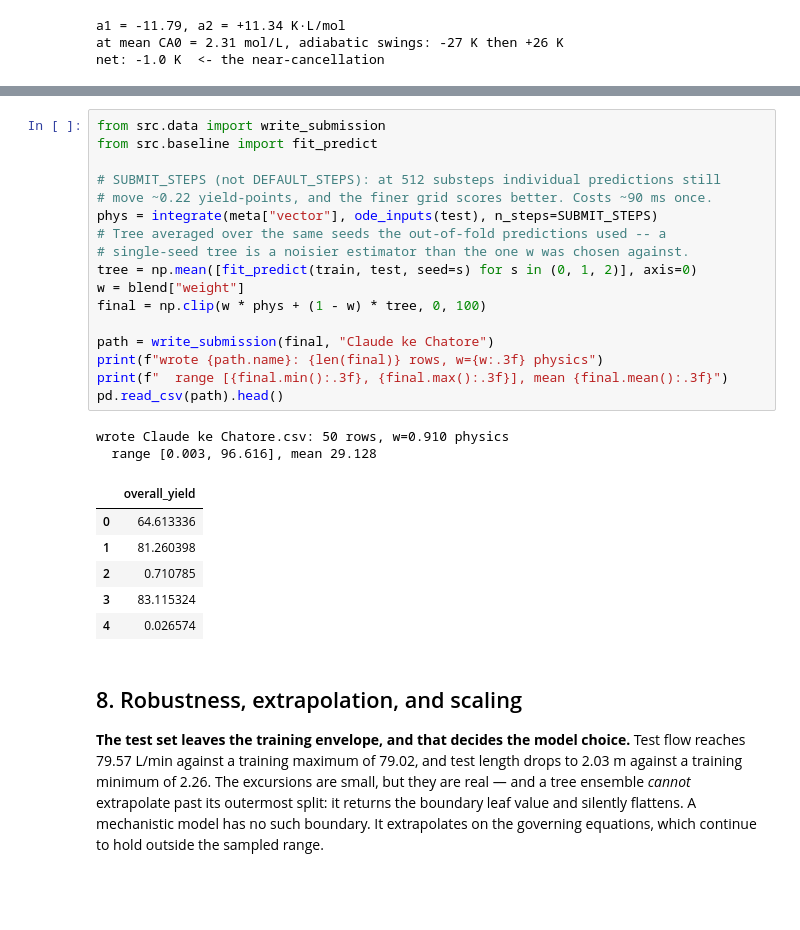
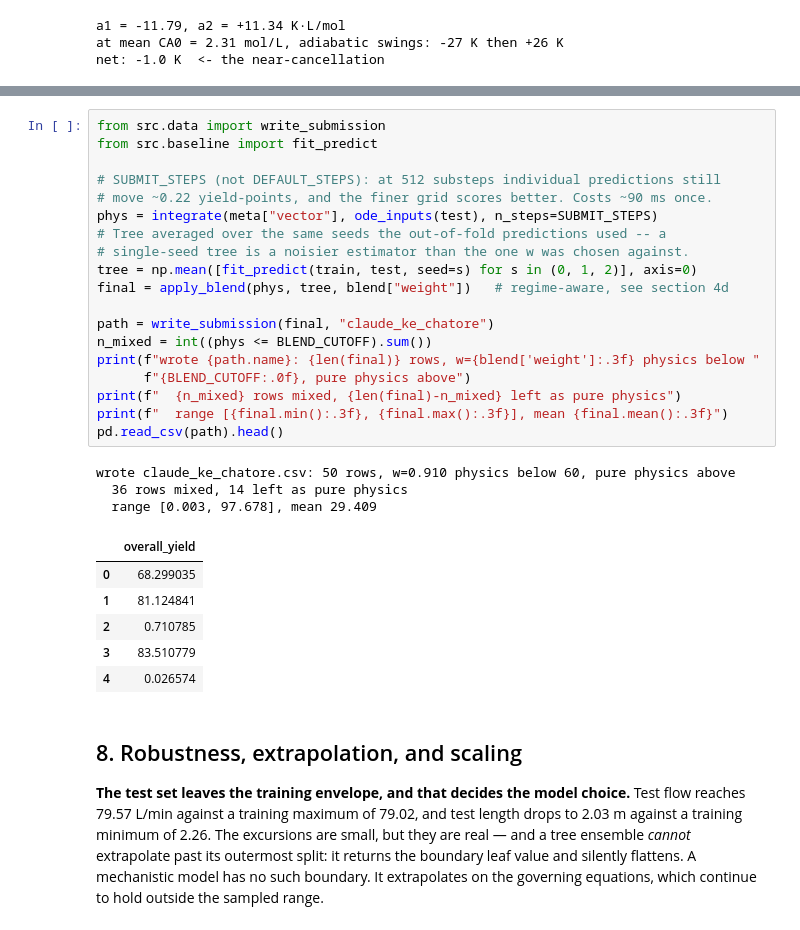
Before and after one commit to parthg2112/iit-kgp-ml-hackathon, a Jupyter notebook: notebook/final.ipynb, the cells around one changed output, grey strips where cells are left out. Cells and saved outputs as stored; diff of their text form; blank space fills up the shorter version.

Commit message:
feat: regime-aware blend, profile likelihoods for E2/a1/n_flow, audit rebuttals

```diff
--- a/notebook/final.ipynb
+++ b/notebook/final.ipynb
@@ -369,28 +534,31 @@ every one of these and re-reads the file to re-validate.
 # %%
 from src.data import write_submission
 from src.baseline import fit_predict
 
 # SUBMIT_STEPS (not DEFAULT_STEPS): at 512 substeps individual predictions still
 # move ~0.22 yield-points, and the finer grid scores better. Costs ~90 ms once.
 phys = integrate(meta["vector"], ode_inputs(test), n_steps=SUBMIT_STEPS)
 # Tree averaged over the same seeds the out-of-fold predictions used -- a
 # single-seed tree is a noisier estimator than the one w was chosen against.
 tree = np.mean([fit_predict(train, test, seed=s) for s in (0, 1, 2)], axis=0)
-w = blend["weight"]
-final = np.clip(w * phys + (1 - w) * tree, 0, 100)
+final = apply_blend(phys, tree, blend["weight"])   # regime-aware, see section 4d
 
-path = write_submission(final, "Claude ke Chatore")
-print(f"wrote {path.name}: {len(final)} rows, w={w:.3f} physics")
+path = write_submission(final, "claude_ke_chatore")
+n_mixed = int((phys <= BLEND_CUTOFF).sum())
+print(f"wrote {path.name}: {len(final)} rows, w={blend['weight']:.3f} physics below "
+      f"{BLEND_CUTOFF:.0f}, pure physics above")
+print(f"  {n_mixed} rows mixed, {len(final)-n_mixed} left as pure physics")
 print(f"  range [{final.min():.3f}, {final.max():.3f}], mean {final.mean():.3f}")
 pd.read_csv(path).head()
 # %% [output]
-wrote Claude ke Chatore.csv: 50 rows, w=0.910 physics
-  range [0.003, 96.616], mean 29.128
+wrote claude_ke_chatore.csv: 50 rows, w=0.910 physics below 60, pure physics above
+  36 rows mixed, 14 left as pure physics
+  range [0.003, 97.678], mean 29.409
 |  | overall_yield |
-| 0 | 64.613336 |
-| 1 | 81.260398 |
+| 0 | 68.299035 |
+| 1 | 81.124841 |
 | 2 | 0.710785 |
-| 3 | 83.115324 |
+| 3 | 83.510779 |
 | 4 | 0.026574 |
 # %% [markdown]
 ## 8. Robustness, extrapolation, and scaling
```
Also changed, not shown: parts of 10 cells of this notebook, 20 other files.
